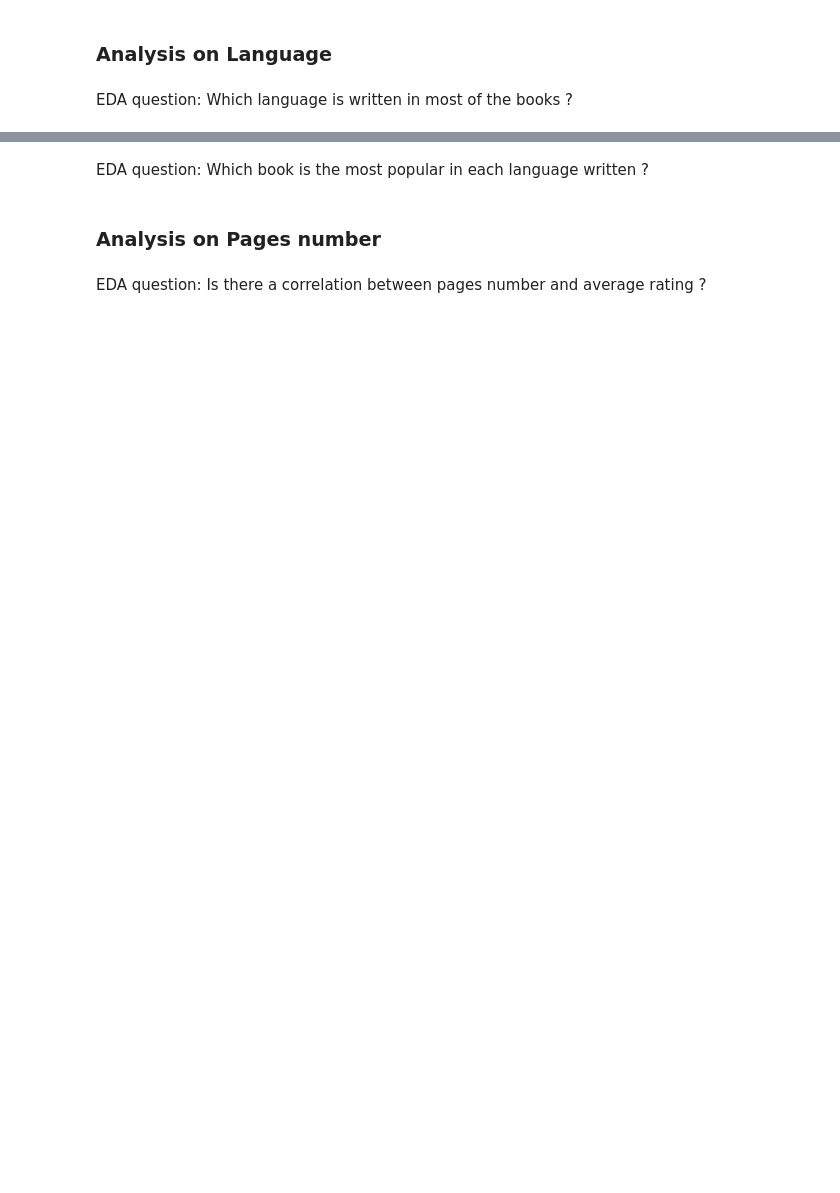
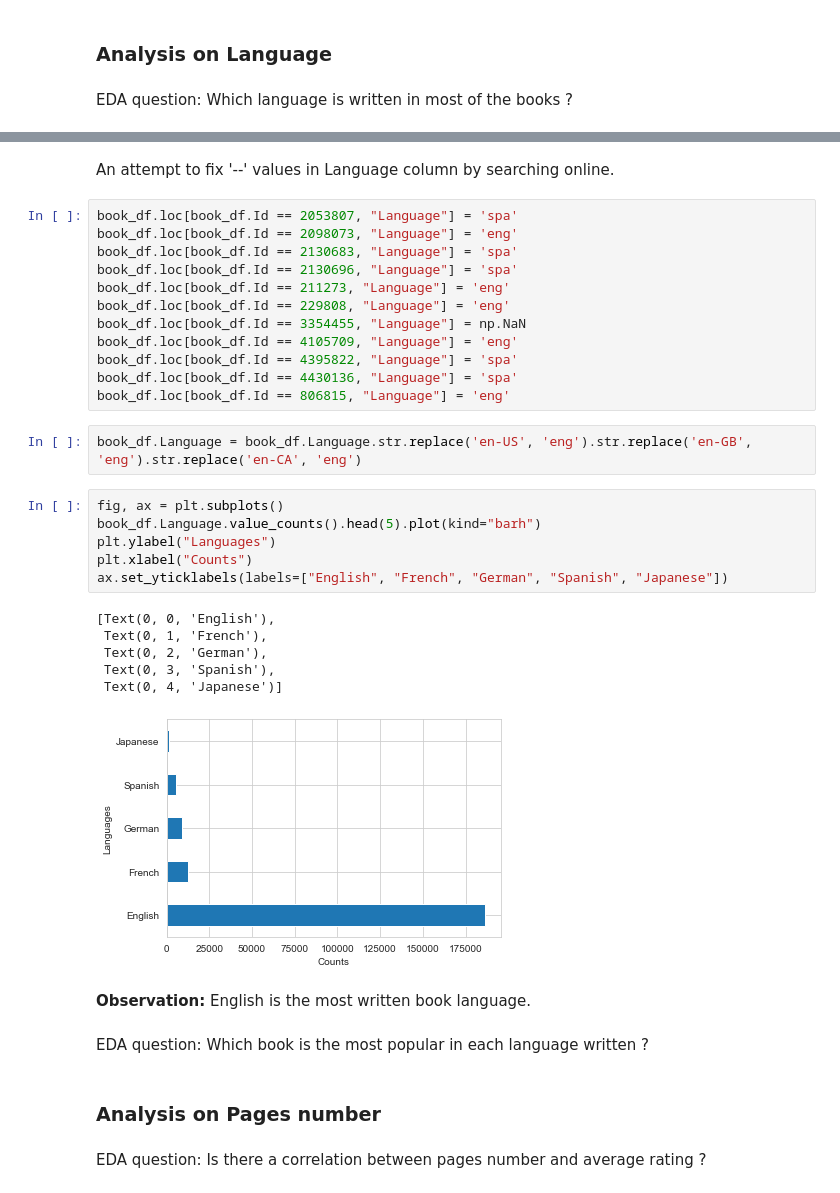
Before and after one commit to raydiwill/goodreads-portfolio, a Jupyter notebook: EDA.ipynb, the cells around one changed output, grey strips where cells are left out. Drawn from its saved outputs; the diff is of its cells as text; blank space fills up the shorter version.

```diff
--- a/EDA.ipynb
+++ b/EDA.ipynb
@@ -550,3 +639,34 @@ EDA question: Which language is written in most of the books ?
+# %% [markdown]
+An attempt to fix '--' values in Language column by searching online.
+# %%
+book_df.loc[book_df.Id == 2053807, "Language"] = 'spa'
+book_df.loc[book_df.Id == 2098073, "Language"] = 'eng'
+book_df.loc[book_df.Id == 2130683, "Language"] = 'spa'
+book_df.loc[book_df.Id == 2130696, "Language"] = 'spa'
+book_df.loc[book_df.Id == 211273, "Language"] = 'eng'
+book_df.loc[book_df.Id == 229808, "Language"] = 'eng'
+book_df.loc[book_df.Id == 3354455, "Language"] = np.NaN
+book_df.loc[book_df.Id == 4105709, "Language"] = 'eng'
+book_df.loc[book_df.Id == 4395822, "Language"] = 'spa'
+book_df.loc[book_df.Id == 4430136, "Language"] = 'spa'
+book_df.loc[book_df.Id == 806815, "Language"] = 'eng'
+# %%
+book_df.Language = book_df.Language.str.replace('en-US', 'eng').str.replace('en-GB', 'eng').str.replace('en-CA', 'eng')
+# %%
+fig, ax = plt.subplots()
+book_df.Language.value_counts().head(5).plot(kind="barh")
+plt.ylabel("Languages")
+plt.xlabel("Counts")
+ax.set_yticklabels(labels=["English", "French", "German", "Spanish", "Japanese"])
+# %% [output]
+[Text(0, 0, 'English'),
+ Text(0, 1, 'French'),
+ Text(0, 2, 'German'),
+ Text(0, 3, 'Spanish'),
+ Text(0, 4, 'Japanese')]
+[figure, added]
+# %% [markdown]
+**Observation:** English is the most written book language.
 # %% [markdown]
 EDA question: Which book is the most popular in each language written ?
 # %% [markdown]
```
Also changed, not shown: parts of 20 cells of this notebook.
